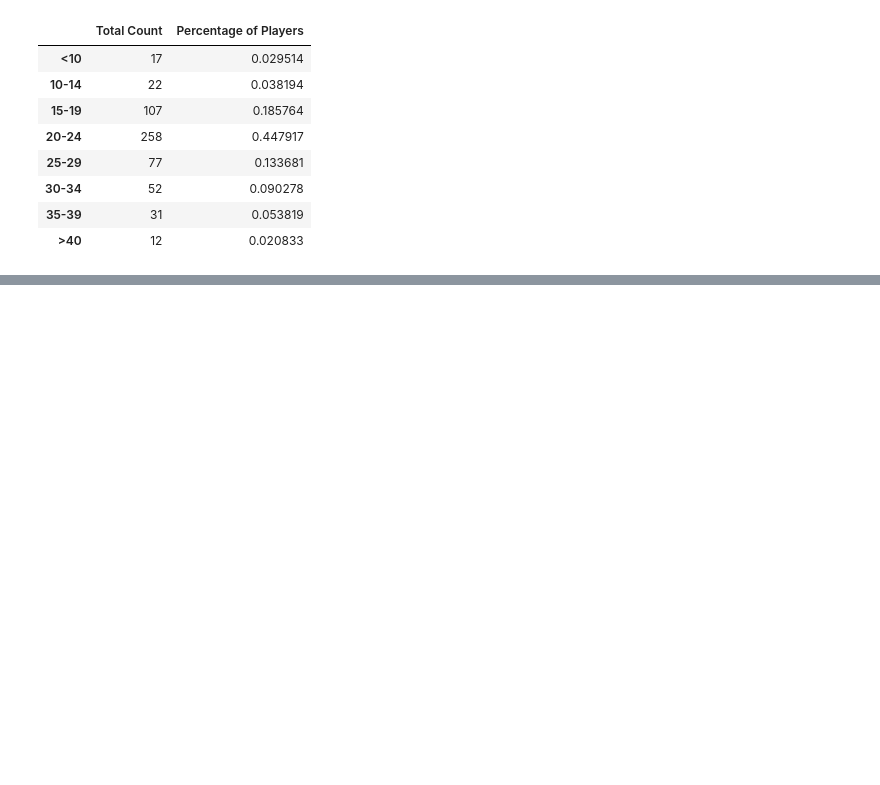
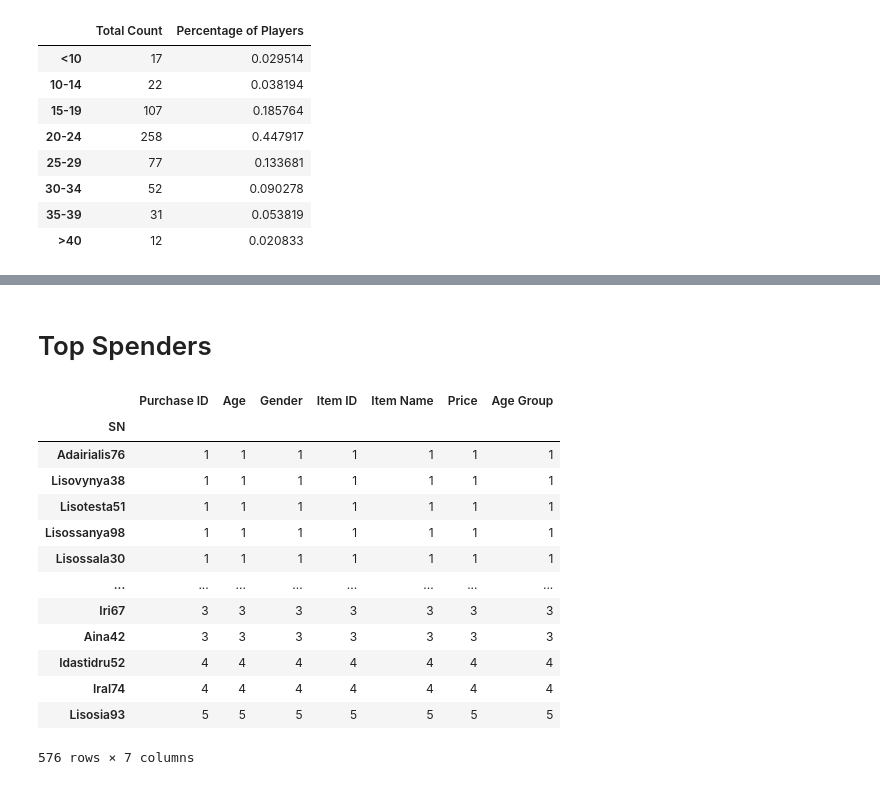
Before and after one commit to haipham0115/pandas-challenge, a Jupyter notebook: HeroesOfPymoli/work_book.ipynb, the cells around one changed output, grey strips where cells are left out. Cells and saved outputs as stored; diff of their text form; code cells hidden in the pictures; blank space fills up the shorter version.

```diff
--- a/HeroesOfPymoli/work_book.ipynb
+++ b/HeroesOfPymoli/work_book.ipynb
@@ -206,0 +276,20 @@ pd.DataFrame({"Total Count" : [count_10, count_14,count_19, count_24, count_29,
+# %% [markdown]
+# Top Spenders
+# %%
+top = purchase_data.groupby(["SN"]).count()
+top.sort_values("Purchase ID")
+# %% [output]
+|  | Purchase ID | Age | Gender | Item ID | Item Name | Price | Age Group |
+| SN |  |  |  |  |  |  |  |
+| Adairialis76 | 1 | 1 | 1 | 1 | 1 | 1 | 1 |
+| Lisovynya38 | 1 | 1 | 1 | 1 | 1 | 1 | 1 |
+| Lisotesta51 | 1 | 1 | 1 | 1 | 1 | 1 | 1 |
+| Lisossanya98 | 1 | 1 | 1 | 1 | 1 | 1 | 1 |
+| Lisossala30 | 1 | 1 | 1 | 1 | 1 | 1 | 1 |
+| ... | ... | ... | ... | ... | ... | ... | ... |
+| Iri67 | 3 | 3 | 3 | 3 | 3 | 3 | 3 |
+| Aina42 | 3 | 3 | 3 | 3 | 3 | 3 | 3 |
+| Idastidru52 | 4 | 4 | 4 | 4 | 4 | 4 | 4 |
+| Iral74 | 4 | 4 | 4 | 4 | 4 | 4 | 4 |
+| Lisosia93 | 5 | 5 | 5 | 5 | 5 | 5 | 5 |
+576 rows × 7 columns
```
Also changed, not shown: parts of 5 cells of this notebook.
